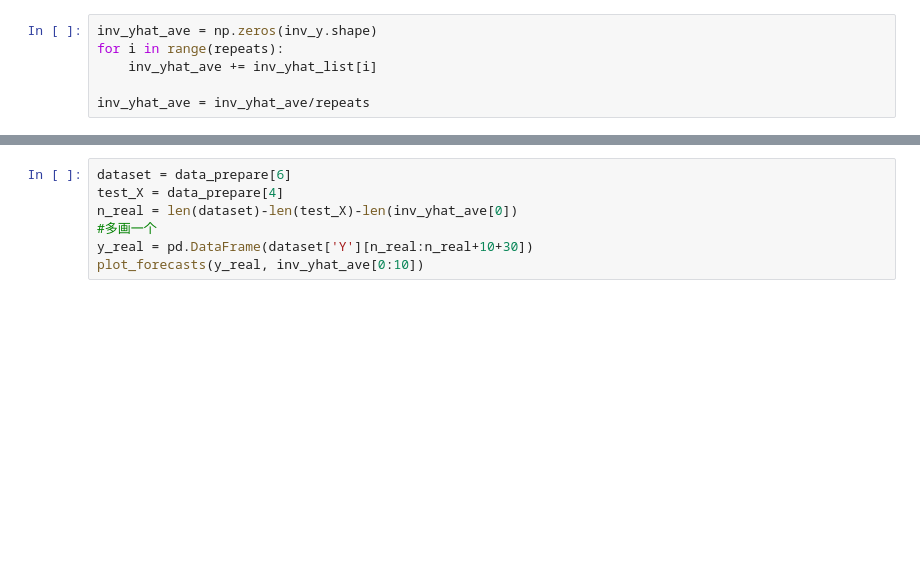
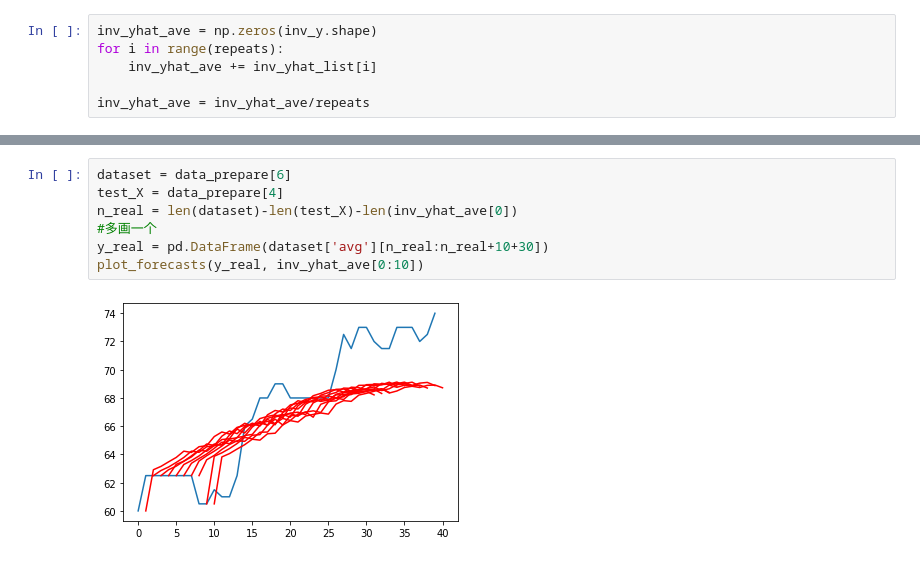
Before and after one commit to HaTT2018/NET_louvain_DAN, a Jupyter notebook: base_LSTM/LSTM_multi_steps.ipynb, the cells around one changed output, grey strips where cells are left out. Saved outputs shown, nothing was run; the diff lists cells and outputs as text; blank space fills up the shorter version.

```diff
--- a/base_LSTM/LSTM_multi_steps.ipynb
+++ b/base_LSTM/LSTM_multi_steps.ipynb
@@ -199,10 +253,12 @@ err_df
 # %%
 dataset = data_prepare[6]
 test_X = data_prepare[4]
 n_real = len(dataset)-len(test_X)-len(inv_yhat_ave[0])
 #多画一个
-y_real = pd.DataFrame(dataset['Y'][n_real:n_real+10+30])
+y_real = pd.DataFrame(dataset['avg'][n_real:n_real+10+30])
 plot_forecasts(y_real, inv_yhat_ave[0:10])
+# %% [output]
+[figure, added]
 # %%
 n_real = len(dataset)-len(test_X)-len(inv_yhat[0])
 #多画一个
```
Also changed, not shown: parts of 11 cells of this notebook.
